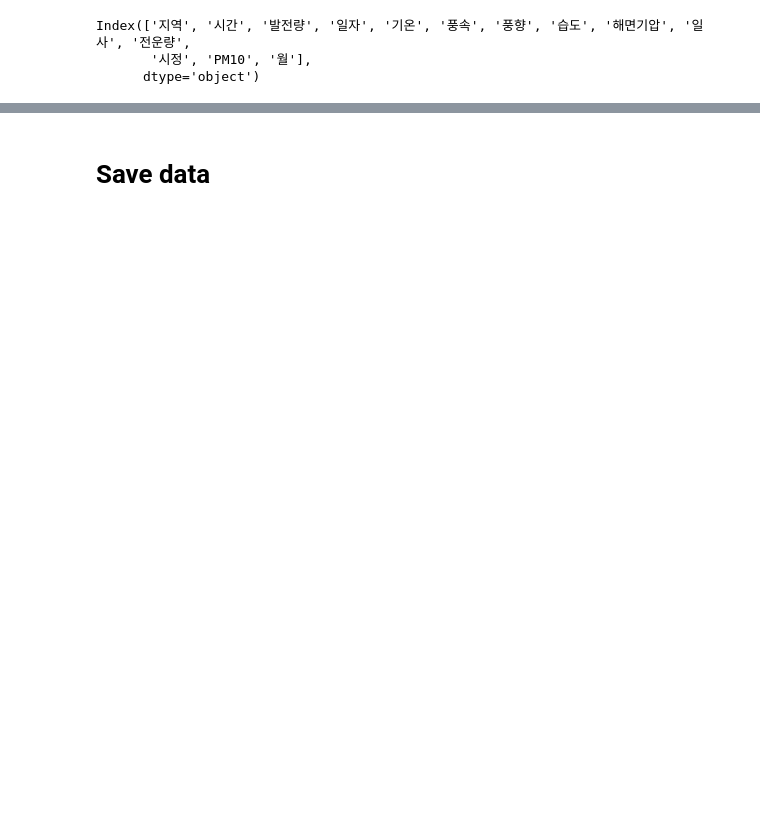
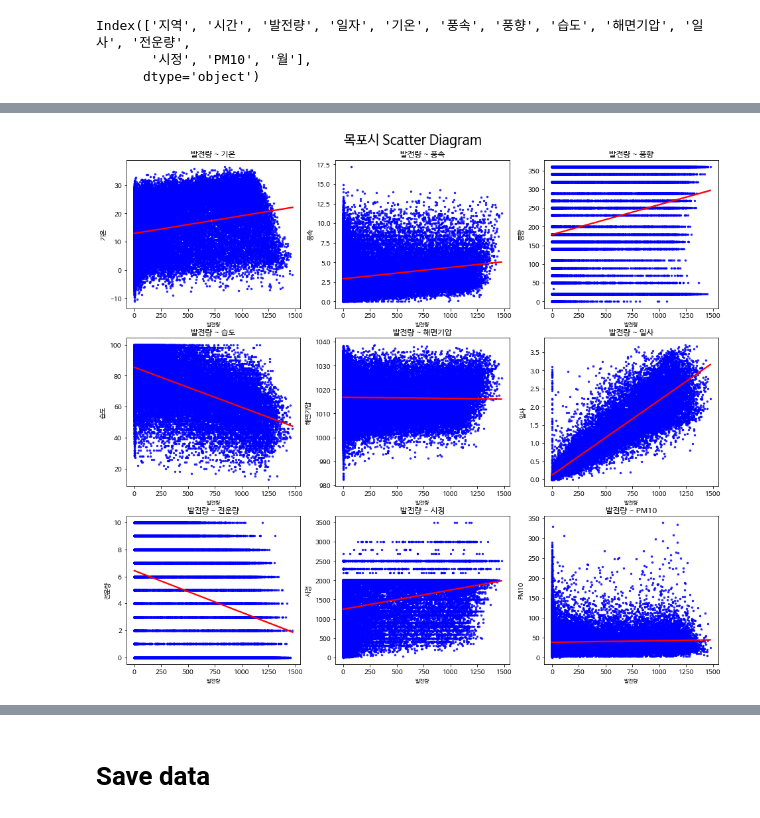
Before and after one commit to Hanchaeeun/SolarPower-Analysis, a Jupyter notebook: 04_preprocessing.ipynb, the cells around one changed output, grey strips where cells are left out. Cells and saved outputs as stored; diff of their text form; code cells hidden in the pictures; blank space fills up the shorter version.

```diff
--- a/04_preprocessing.ipynb
+++ b/04_preprocessing.ipynb
@@ -239,0 +79,4 @@ data
+# %%
+scatter(Mp_df, '발전량',  "목포시")
+# %% [output]
+[figure, added]
```
Also changed, not shown: parts of 56 cells of this notebook.
